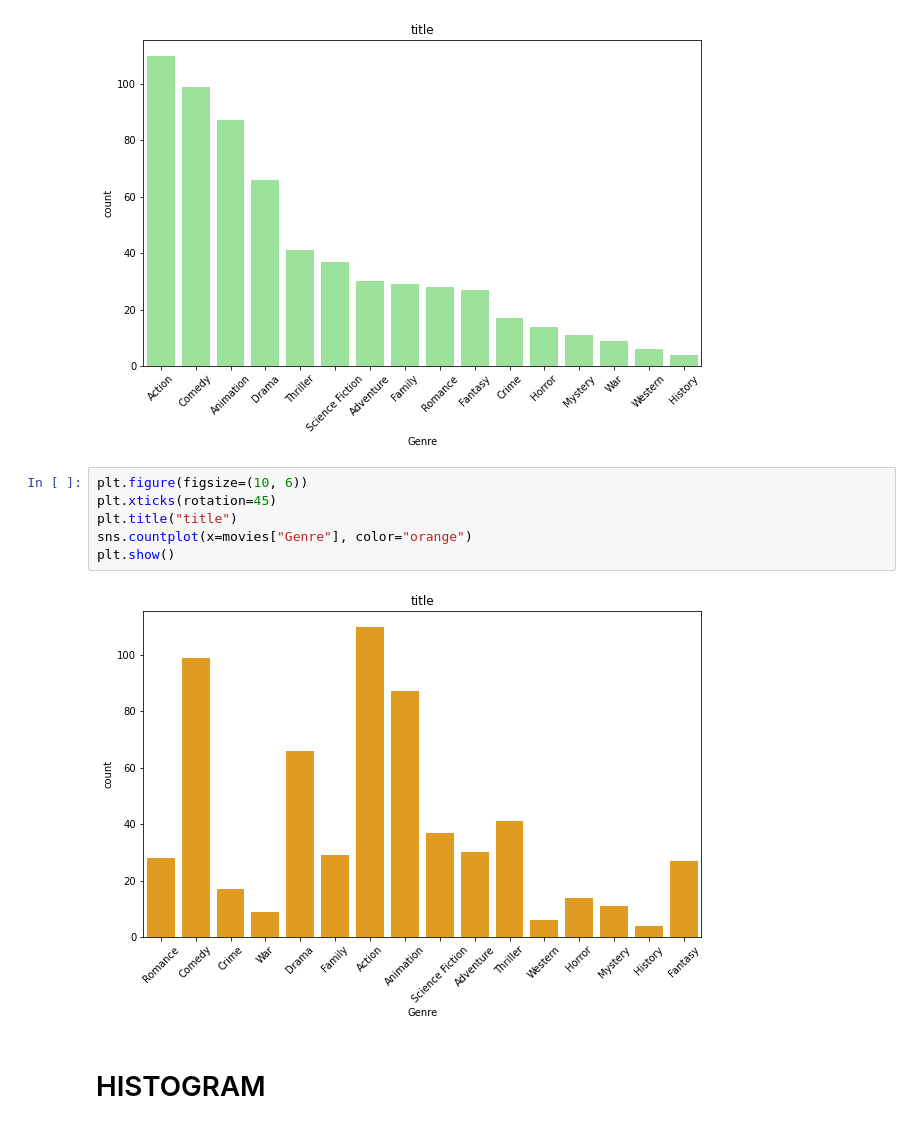
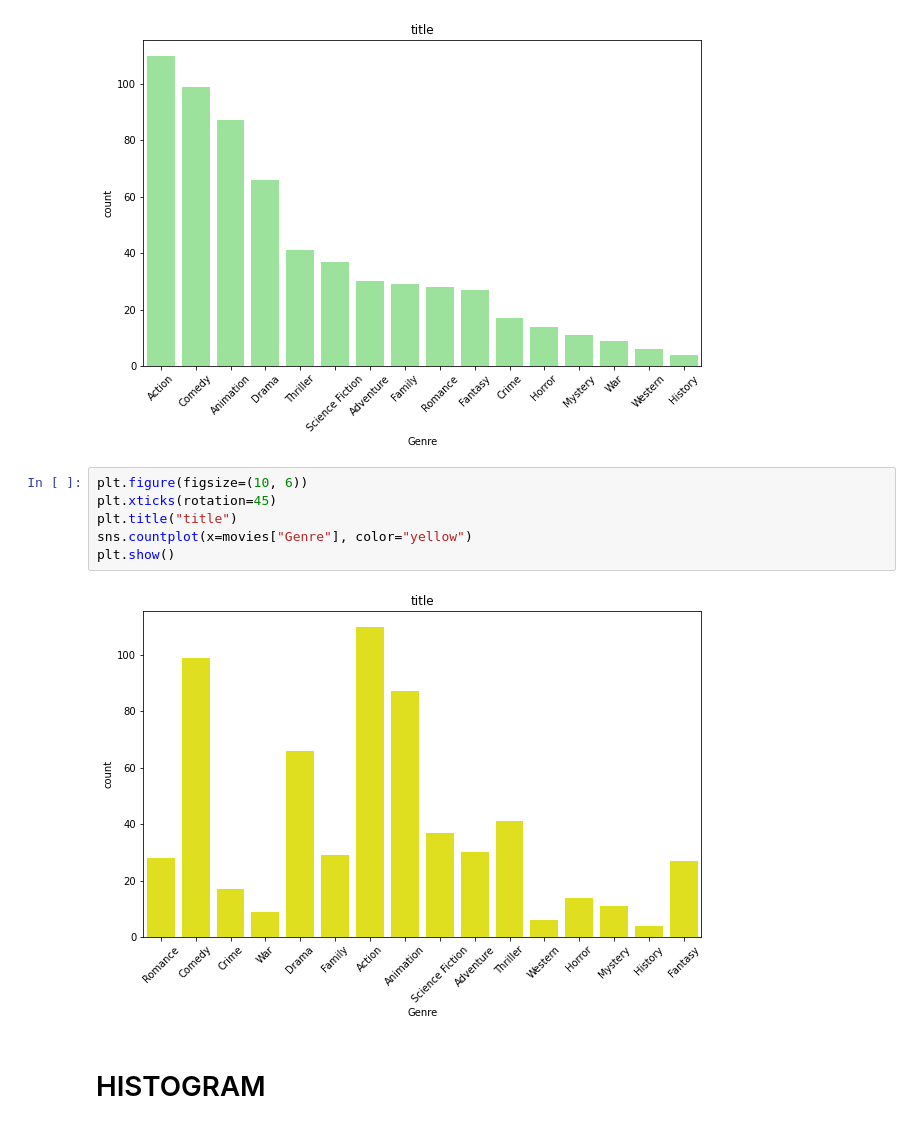
Before and after one commit to EjioforSandraAkunna/BlueBerryWine_Project, a Jupyter notebook: SPIKE.ipynb, the cells around one changed output. Drawn from its saved outputs; the diff is of its cells as text.

```diff
--- a/SPIKE.ipynb
+++ b/SPIKE.ipynb
@@ -75,11 +75,11 @@ plt.show()
 # %%
 plt.figure(figsize=(10, 6))
 plt.xticks(rotation=45)
 plt.title("title")
-sns.countplot(x=movies["Genre"], color="orange")
+sns.countplot(x=movies["Genre"], color="yellow")
 plt.show()
 # %% [output]
-[figure, old version]
+[figure, new version]
 # %% [markdown]
 # HISTOGRAM
 # %% [markdown]
```
